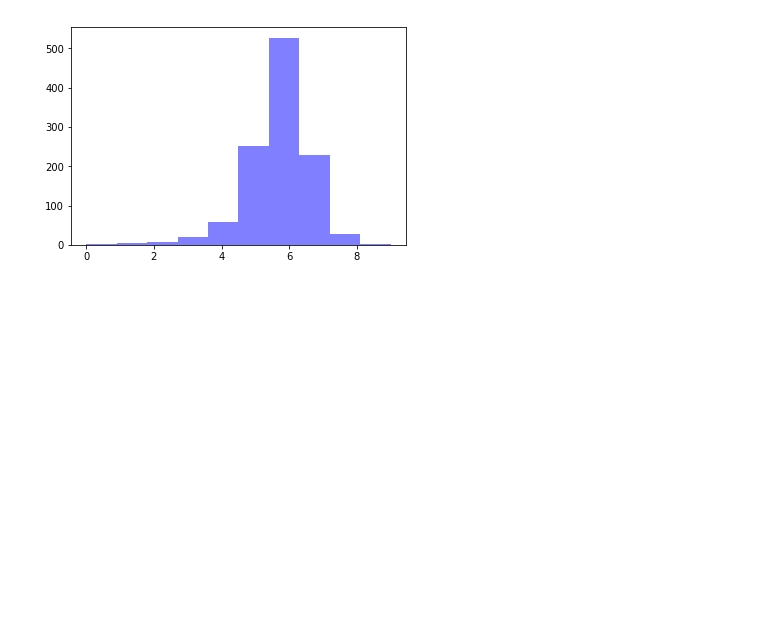
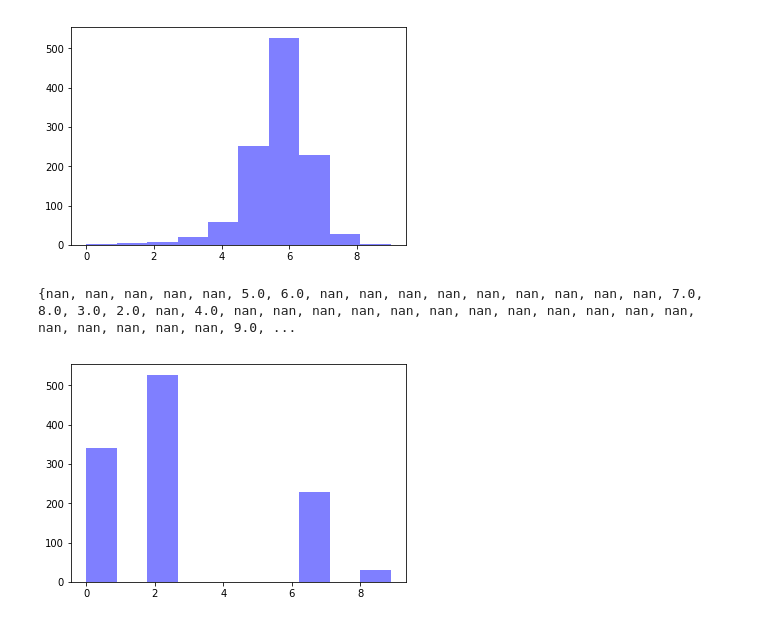
Before and after one commit to antreashp/Clean_data_mining_2020, a Jupyter notebook: numerical_analysis.ipynb, the cells around one changed output. Saved outputs shown, nothing was run; the diff lists cells and outputs as text; code cells hidden in the pictures; blank space fills up the shorter version.

```diff
--- a/numerical_analysis.ipynb
+++ b/numerical_analysis.ipynb
@@ -10,7 +11,7 @@ df = preprocess_instance.create_dataframe()
 methods = ['average', 'max', 'max', 'max', 'max', 'max', 'max', 'max', 'max', 'max',
                    'max', 'max', 'max', 'max', 'max', 'max', 'max', 'max', 'average', 'average',
                    'average', 'average', 'average', 'average', 'average', 'average', 'average', 'average']
-preprocess_instance2 = preprocess(filename, window_size=10,methods=methods)
+preprocess_instance2 = preprocess(filename, window_size=1,methods=methods)
 preprocess_instance2.normalize()
 preprocess_instance2.bin(include_remainder=False)
 # %%
@@ -114,3 +119,16 @@ n, bins, patches = plt.hist(df2['mood'], facecolor='blue', alpha=0.5)
 plt.show()
 # %% [output]
 [figure]
+# %%
+
+df2 = preprocess_instance2.create_dataframe_pros()
+t = Transform(df.where(df['mood'].notna()).groupby(['date', 'user_id'])['mood'].mean())
+print(set(list(df.where(df['mood'].notna())['mood'])))
+print(t.offsets)
+y_train = t.fit(df2['mood'])
+y_train
+n, bins, patches = plt.hist(y_train, facecolor='blue', alpha=0.5)
+plt.show()
+# %% [output]
+{nan, nan, nan, nan, nan, 5.0, 6.0, nan, nan, nan, nan, nan, nan, nan, nan, nan, 7.0, 8.0, 3.0, 2.0, nan, 4.0, nan, nan, nan, nan, nan, nan, nan, nan, nan, nan, nan, nan, nan, nan, nan, nan, nan, 9.0, ...
+[figure, added]
```
Also changed, not shown: parts of 2 cells of this notebook.
